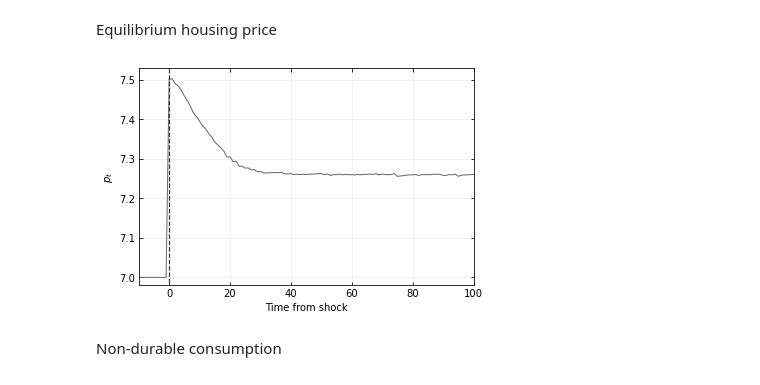
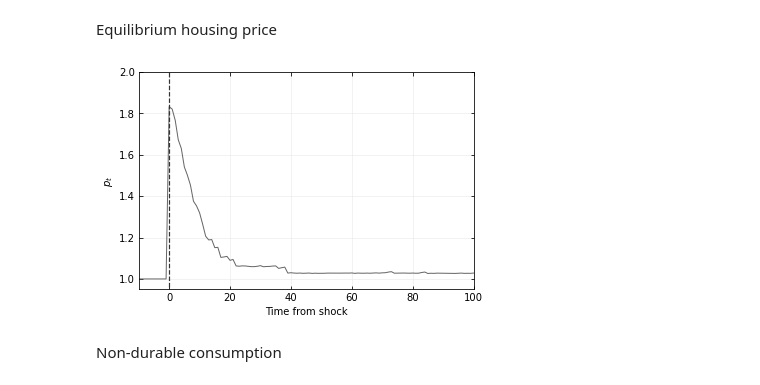
Before and after one commit to madsankern/MA_thesis, a Jupyter notebook: 01 - Transition.ipynb, the cells around one changed output. Drawn from its saved outputs; the diff is of its cells as text; code cells hidden in the pictures.

```diff
--- a/01 - Transition.ipynb
+++ b/01 - Transition.ipynb
@@ -39,7 +39,7 @@ model.solve()
 Ghost run - simulate path without an interest rate drop
 # %%
 # No drop in interest rates
-model.par.R_drop = 0.0
+model.par.R_drop = 0.01
 
 # Solve and simulate along the path
 model.solve_path()
@@ -87,7 +93,7 @@ plt.show()
 path_ph = np.zeros(model_path.par.path_T + model_path.par.T)
 
 # b. setting - 0.9999
-nu = 2.0 # relaxation parameter
+nu = 0.3 # relaxation parameter
 max_iter = 1000 # maximum number of iterations
 
 # # c. Set path of prices
@@ -162,23 +168,24 @@ Equilibrium housing price
 # %%
 fig = plt.figure(figsize=(6,4))
 ax = fig.add_subplot(1,1,1)
 
 ax.plot(t_axis, p_path, color = '0.4', linestyle='-', linewidth=1,  label = 'Demand',zorder=2)
 ax.vlines(0,0,10, color = '0.2', linestyle='--', linewidth = 1.2, zorder=2)
 
 ax.set_xlim(-10,100)
-ax.set_ylim(6.98,7.53)
+# ax.set_ylim(6.98,7.53)
+ax.set_ylim(0.95,2.0)
 
 ax.set_xlabel('Time from shock')
 ax.set_ylabel(r'$p_t$')
 
 ax.grid(visible=True, which = 'major', linestyle='-', linewidth=0.5, color='0.9')
 ax.tick_params(axis='both',bottom=True,top=True,left=True,right=True,direction='in',which='both')
 # ax.legend(frameon = True, edgecolor = 'k', facecolor = 'white', framealpha=1, fancybox=False)
 
 # plt.savefig('../../tex/figs/IRF_ph.pdf')
 # %% [output]
-[figure, old version]
+[figure, new version]
 # %% [markdown]
 Non-durable consumption
 # %%
```
Also changed, not shown: parts of 12 cells of this notebook, 2 other files.
